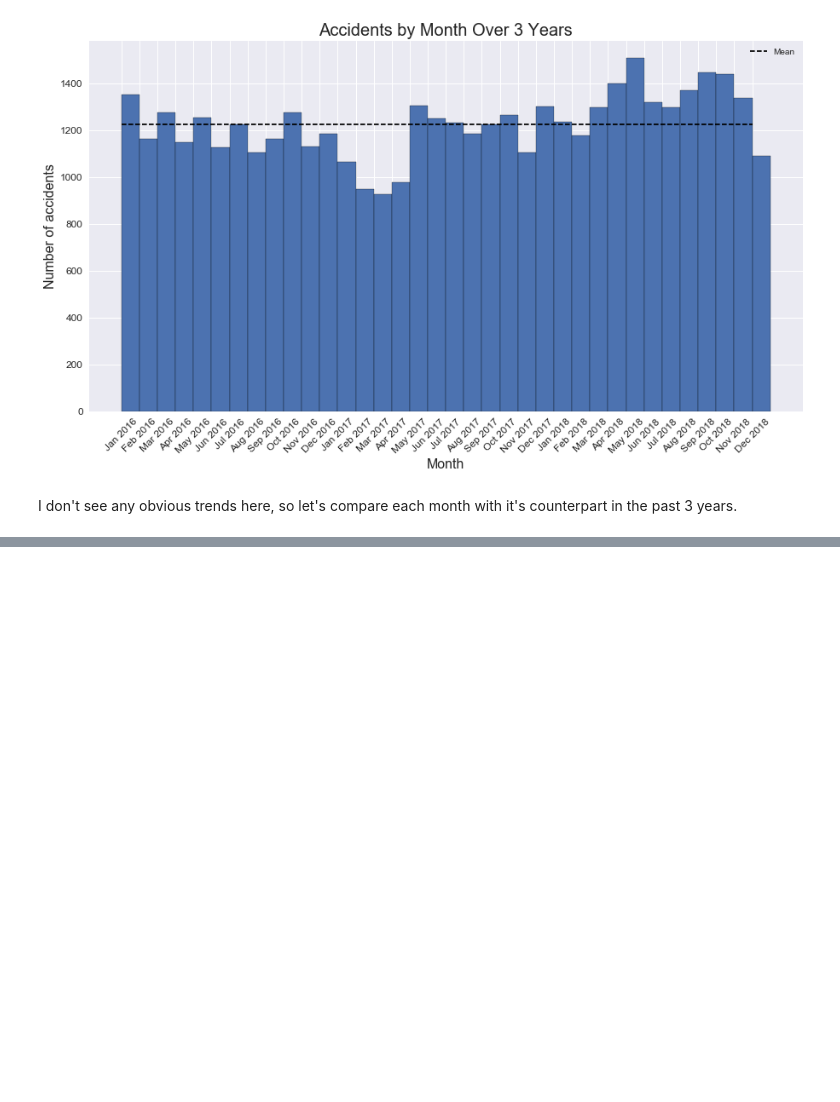
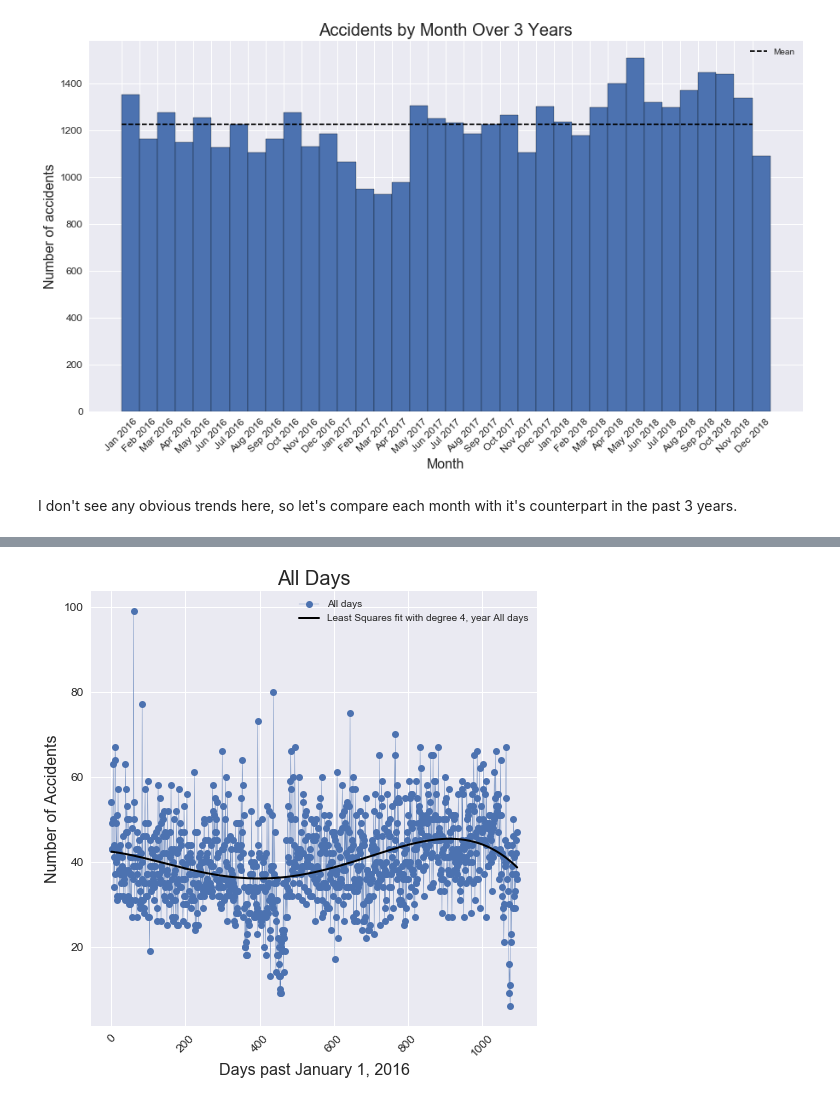
Before and after one commit to tstuessi/weather-impact-analysis, a Jupyter notebook: Local Weather Impact.ipynb, the cells around one changed output, grey strips where cells are left out. Saved outputs shown, nothing was run; the diff lists cells and outputs as text; code cells hidden in the pictures; blank space fills up the shorter version.

Commit message:
Finish Target Analysis

```diff
--- a/Local Weather Impact.ipynb
+++ b/Local Weather Impact.ipynb
@@ -197,0 +216,10 @@ I don't see any obvious trends here, so let's compare each month with it's count
+# %%
+grouped_day = month_analysis_df.groupby(['CASEDATE_YEAR', 'CASEDATE_MONTH', 'CASEDATE_DAY'])
+day_counts = grouped_day.size().reset_index()
+
+# sortable date identifier for easy plotting
+day_counts['IDENTIFIER'] = day_counts['CASEDATE_YEAR'].astype('str') + \
+    day_counts['CASEDATE_MONTH'].astype('str').str.pad(2, fillchar='0') + \
+    day_counts['CASEDATE_DAY'].astype('str').str.pad(2, fillchar='0')
+
+day_counts.head()
@@ -197,0 +233,9 @@ I don't see any obvious trends here, so let's compare each month with it's count
+# %%
+vc_all_days = pd.Series(index=day_counts['IDENTIFIER'], data=day_counts[0].values)
+utils.plot_days([('All days', vc_all_days)], 'All Days', linestyle=None,
+                marker='o', linewidth=.3, fit_trendline=True, deg=4,
+                xlabel='Days past January 1, 2016', ylabel='Number of Accidents',
+                override_fit_color='black')
+plt.show()
+# %% [output]
+[figure, added]
```
Also changed, not shown: parts of 8 cells of this notebook, 2 other files.
